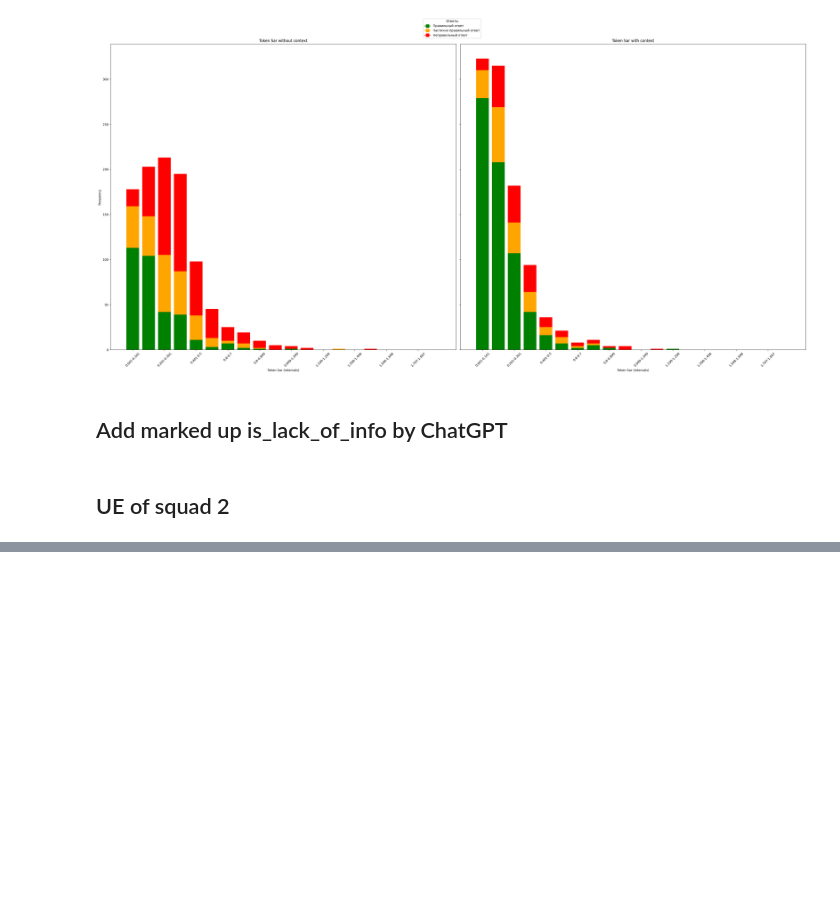
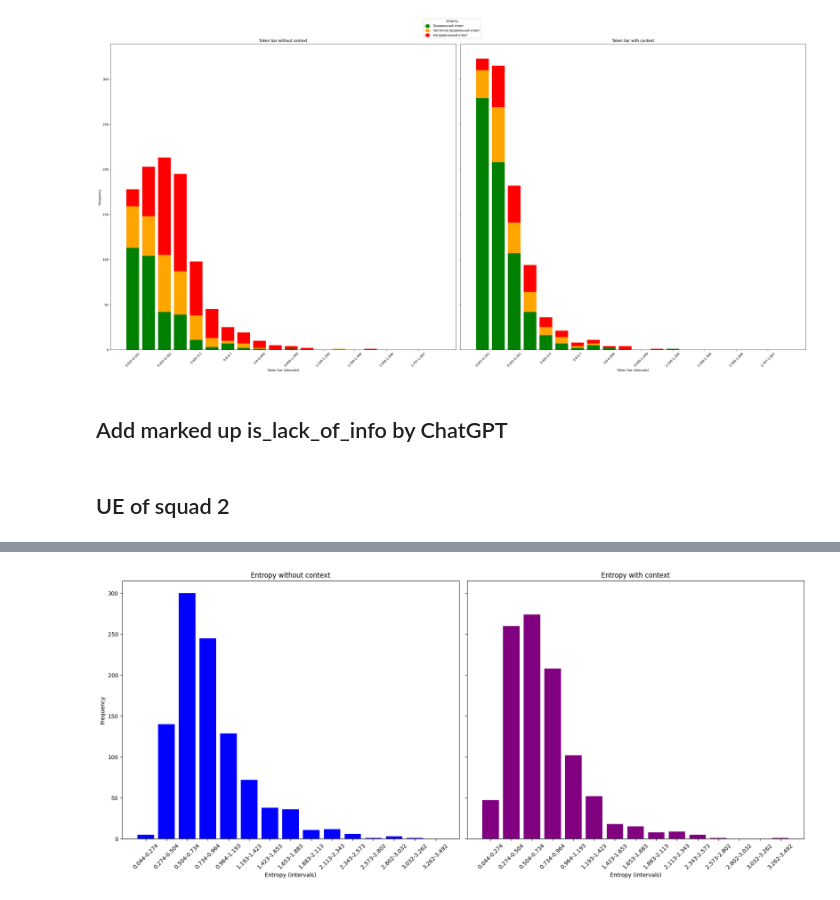
Before and after one commit to sashaboriskin/rag_routing, a Jupyter notebook: comparing_ue.ipynb, the cells around one changed output, grey strips where cells are left out. Cells and saved outputs as stored; diff of their text form; code cells hidden in the pictures; blank space fills up the shorter version.

Commit message:
add entropy comparison in squad2

```diff
--- a/comparing_ue.ipynb
+++ b/comparing_ue.ipynb
@@ -1006,3 +1000,5 @@ for index, row in tqdm(squad_2.iterrows(), total=len(squad_2)):
     squad_2.loc[index, 'entropy_with_context'] = round(entropy_with_context, 4)
 
 squad_2.to_csv('data/ue_impossible_questions_with_unique_contexts.csv', index=False)
+# %%
+squad_2 = pd.read_csv('data/ue_impossible_questions_with_unique_contexts.csv')
@@ -1008,0 +1014,41 @@ squad_2.to_csv('data/ue_impossible_questions_with_unique_contexts.csv', index=Fa
+# %%
+num_bins = 15
+
+entropy_min = min(squad_2['entropy_without_context'].min(), squad_2['entropy_with_context'].min())
+entropy_max = max(squad_2['entropy_without_context'].max(), squad_2['entropy_with_context'].max())
+bin_edges = np.linspace(entropy_min, entropy_max, num_bins + 1)
+
+binned_data_without_context = pd.DataFrame({
+    'bin_left': bin_edges[:-1],
+    'bin_right': bin_edges[1:],
+    'count': 0
+})
+
+binned_data_with_context = binned_data_without_context.copy()
+
+for i in range(num_bins):
+    bin_mask_without = (squad_2['entropy_without_context'] >= bin_edges[i]) & (squad_2['entropy_without_context'] < bin_edges[i + 1])
+    bin_mask_with = (squad_2['entropy_with_context'] >= bin_edges[i]) & (squad_2['entropy_with_context'] < bin_edges[i + 1])
+    binned_data_without_context.loc[i, 'count'] = bin_mask_without.sum()
+    binned_data_with_context.loc[i, 'count'] = bin_mask_with.sum()
+
+x_labels_without_context = binned_data_without_context['bin_left'].round(3).astype(str) + '-' + binned_data_without_context['bin_right'].round(3).astype(str)
+x_labels_with_context = binned_data_with_context['bin_left'].round(3).astype(str) + '-' + binned_data_with_context['bin_right'].round(3).astype(str)
+
+fig, (ax1, ax2) = plt.subplots(1, 2, figsize=(18, 8), sharey=True)
+
+ax1.bar(x_labels_without_context, binned_data_without_context['count'], color='blue', label='Entropy without context')
+ax1.set_xlabel('Entropy (intervals)')
+ax1.set_ylabel('Frequency')
+ax1.set_title('Entropy without context')
+ax1.tick_params(axis='x', rotation=45)
+
+ax2.bar(x_labels_with_context, binned_data_with_context['count'], color='purple', label='Entropy with context')
+ax2.set_xlabel('Entropy (intervals)')
+ax2.set_title('Entropy with context')
+ax2.tick_params(axis='x', rotation=45)
+
+plt.tight_layout()
+plt.show()
+# %% [output]
+[figure, added]
```
Also changed, not shown: parts of 2 cells of this notebook.
